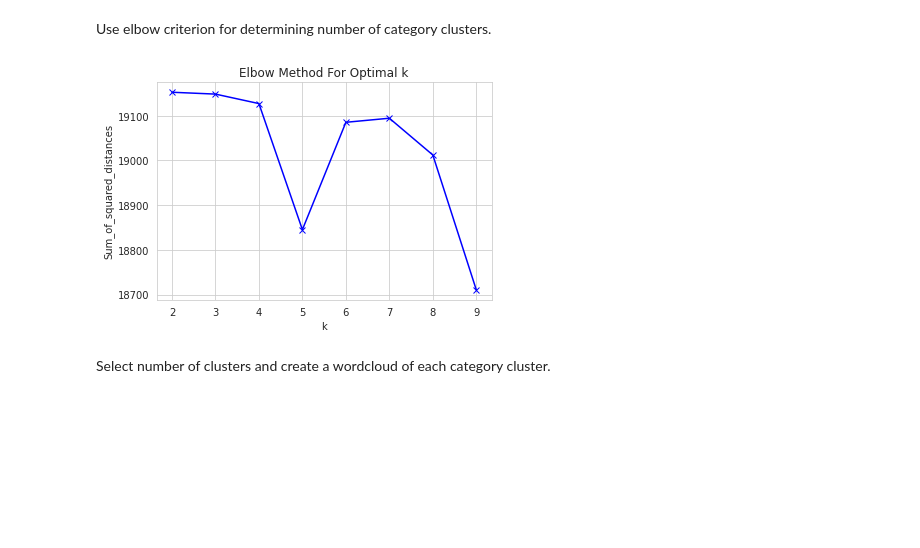
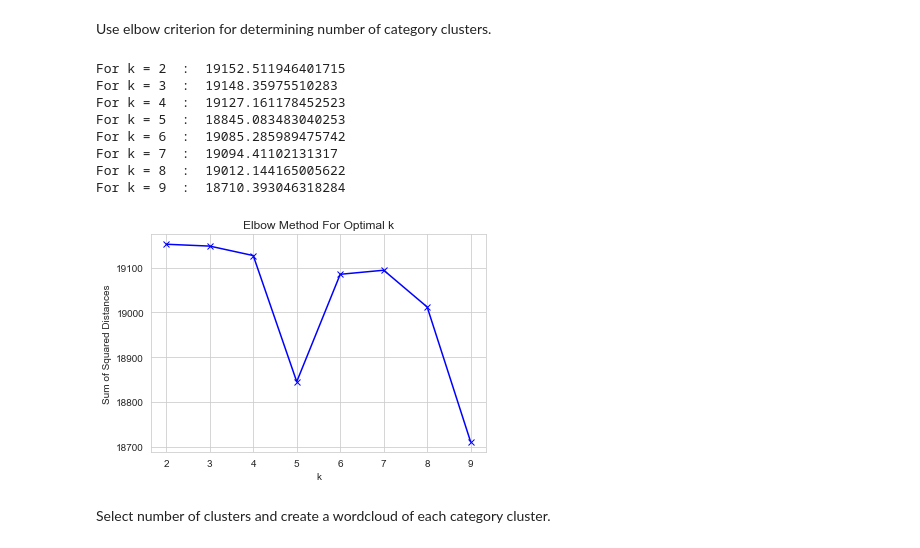
Before and after one commit to adiag321/Customer-Lifetime-Value-Prediction-and-Segmentation-for-Online-Retail-Business, a Jupyter notebook: 1_Online_Retail_Segmentation_by_Buying_Category.ipynb, the cells around one changed output. Cells and saved outputs as stored; diff of their text form; code cells hidden in the pictures; blank space fills up the shorter version.

```diff
--- a/1_Online_Retail_Segmentation_by_Buying_Category.ipynb
+++ b/1_Online_Retail_Segmentation_by_Buying_Category.ipynb
@@ -38,5 +27,6 @@ online_retail_II.xl 100%[===================>]  43.51M  90.7MB/s    in 0.5s
 # %%
-online_retail=pd.read_excel('online_retail_II.xlsx',sheet_name=None)
+online_retail = pd.read_excel('/Users/adityaagarwal/Aditya Ag/Jupyter Notebook/Resume Projects/Customer Lifetime Value Prediction and Segmentation for Online Retail Business/data/online_retail_II.xlsx',sheet_name=None)
+
 online_retail = online_retail['Year 2009-2010'].append(online_retail['Year 2010-2011'],ignore_index=True)
 # %% [markdown]
 As we can see, the data set contains Invoice orders that can span multiple rows. Each row represents a specific item and has information on the purchase quantities, price, invoice date, customer ID, and customer country.
@@ -138,7 +130,8 @@ text=[t.lower() for t in descriptions]
 #text=text.lower()
 text=' '.join([word for word in text])
 #text=' '.join([word for word in text.split()])
-wordcloud = WordCloud(max_font_size=50, max_words=20, background_color="white",stopwords=ENGLISH_STOP_WORDS).generate(text)
+wordcloud = WordCloud(max_font_size=50, max_words=20,
+                      background_color="white",stopwords=ENGLISH_STOP_WORDS).generate(text)
 plt.figure()
 plt.imshow(wordcloud, interpolation="bilinear")
 plt.axis("off")
@@ -148,5 +141,7 @@ plt.show()
 # %% [markdown]
 Based on the word cloud, we create our stopwords list.
 # %%
-custom_stopwords=ENGLISH_STOP_WORDS.union(['small', 'big','large','light','black', 'red', 'blue', 'green', 'white', 'black', 'pink','glass','ivory', 'metal', 'silver','zinc','set','vintage','design'])
+custom_stopwords=ENGLISH_STOP_WORDS.union(['small', 'big','large','light','black', 'red', 'blue', 'green',
+                                           'white', 'black', 'pink','glass','ivory', 'metal', 'silver','zinc',
+                                           'set','vintage','design'])
 # %% [markdown]
@@ -164,14 +159,15 @@ Use elbow criterion for determining number of category clusters.
 # %%
 Sum_of_squared_distances = []
 K = range(2,10)
-for k in K:
-    km = MiniBatchKMeans(n_clusters=k, max_iter=4000, n_init=500, random_state=1000) #used insetead KMeans(n_clusters=k, max_iter=4000, n_init=500, random_state=1000, n_jobs= -1) for speed improvement
+for k in range(2,10):
+    km = MiniBatchKMeans(n_clusters=k, max_iter=4000, n_init=500, random_state=1000)
     km = km.fit(X_tfidf)
+    print("For k =", k, " : ", km.inertia_)
     Sum_of_squared_distances.append(km.inertia_)
 
 plt.plot(K, Sum_of_squared_distances, 'bx-')
 plt.xlabel('k')
-plt.ylabel('Sum_of_squared_distances')
+plt.ylabel('Sum of Squared Distances')
 plt.title('Elbow Method For Optimal k')
 plt.show()
 # %% [output]
@@ -295,18 +299,27 @@ Use elbow criterion for determining number of category clusters.
 # %%
 Sum_of_squared_distances = []
 K = range(2,10)
-for k in K:
-    km = MiniBatchKMeans(n_clusters=k, max_iter=4000, n_init=500, random_state=1000) #used insetead KMeans(n_clusters=k, max_iter=4000, n_init=500,  random_state=1000, n_jobs= -1) for speed improvement
+for k in range(2,10):
+    km = MiniBatchKMeans(n_clusters=k, max_iter=4000, n_init=500, random_state=1000)
     km = km.fit(X_countvect)
+    print("For k =", k, " : ", km.inertia_)
     Sum_of_squared_distances.append(km.inertia_)
 
 plt.plot(K, Sum_of_squared_distances, 'bx-')
 plt.xlabel('k')
-plt.ylabel('Sum_of_squared_distances')
+plt.ylabel('Sum of Squared Distances')
 plt.title('Elbow Method For Optimal k')
 plt.show()
 # %% [output]
+For k = 2  :  19152.511946401715
+For k = 3  :  19148.35975510283
+For k = 4  :  19127.161178452523
+For k = 5  :  18845.083483040253
+For k = 6  :  19085.285989475742
+For k = 7  :  19094.41102131317
+For k = 8  :  19012.144165005622
+For k = 9  :  18710.393046318284
-[figure, old version]
+[figure, new version]
 # %% [markdown]
 Select number of clusters and create a wordcloud of each category cluster.
 # %%
```
Also changed, not shown: parts of 44 cells of this notebook, 11 other files.
